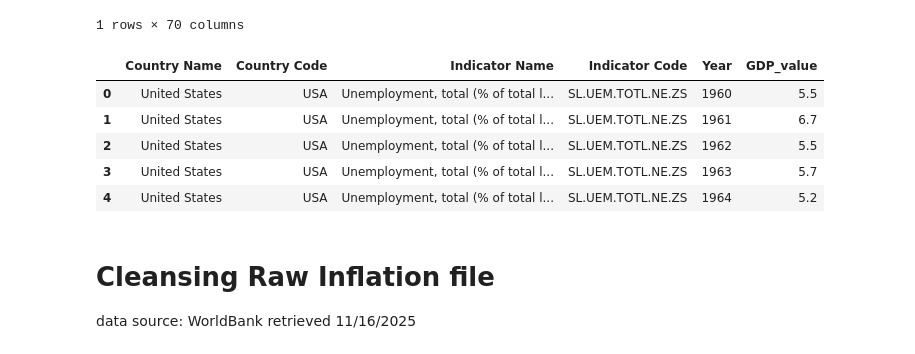
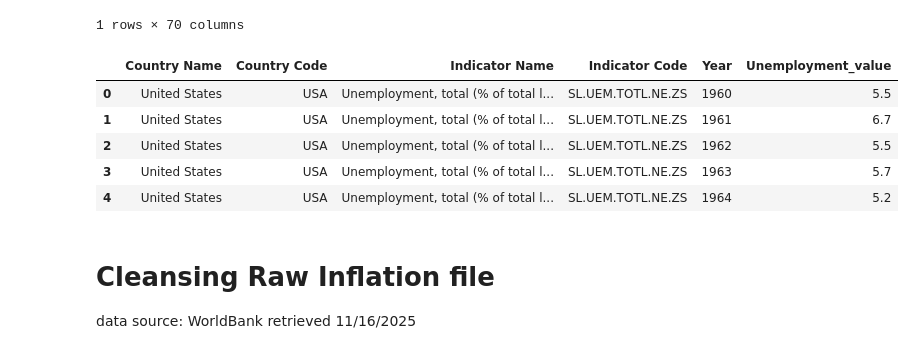
Before and after one commit to maryambahri/recession_analysis, a Jupyter notebook: scripts/Cleanse_GDP.ipynb, the cells around one changed output. Saved outputs shown, nothing was run; the diff lists cells and outputs as text; code cells hidden in the pictures.

```diff
--- a/scripts/Cleanse_GDP.ipynb
+++ b/scripts/Cleanse_GDP.ipynb
@@ -90,24 +90,24 @@ raw_df
 # %%
 # we neat things up here and transpose years
 
 # list of year columns
 year_cols = [c for c in raw_df.columns if c.isdigit()]
 
 usa_unemployment = raw_df.melt(
     id_vars=["Country Name", "Country Code", "Indicator Name", "Indicator Code"],
     value_vars=year_cols,
     var_name="Year",
-    value_name="GDP_value"
+    value_name="Unemployment_value"
 )
 
 # cleaning up
 usa_unemployment["Year"] = usa_unemployment["Year"].astype(int)
 usa_unemployment = usa_unemployment.sort_values("Year").reset_index(drop=True)
-usa_unemployment = usa_unemployment.dropna(subset=["GDP_value"])  # drop missing years if you want
+usa_unemployment = usa_unemployment.dropna(subset=["Unemployment_value"])  # drop missing years if you want
 
 usa_unemployment.head()
 # %% [output]
-|  | Country Name | Country Code | Indicator Name | Indicator Code | Year | GDP_value |
+|  | Country Name | Country Code | Indicator Name | Indicator Code | Year | Unemployment_value |
 | 0 | United States | USA | Unemployment, total (% of total l... | SL.UEM.TOTL.NE.ZS | 1960 | 5.5 |
 | 1 | United States | USA | Unemployment, total (% of total l... | SL.UEM.TOTL.NE.ZS | 1961 | 6.7 |
 | 2 | United States | USA | Unemployment, total (% of total l... | SL.UEM.TOTL.NE.ZS | 1962 | 5.5 |
```
Also changed, not shown: parts of 14 cells of this notebook.
